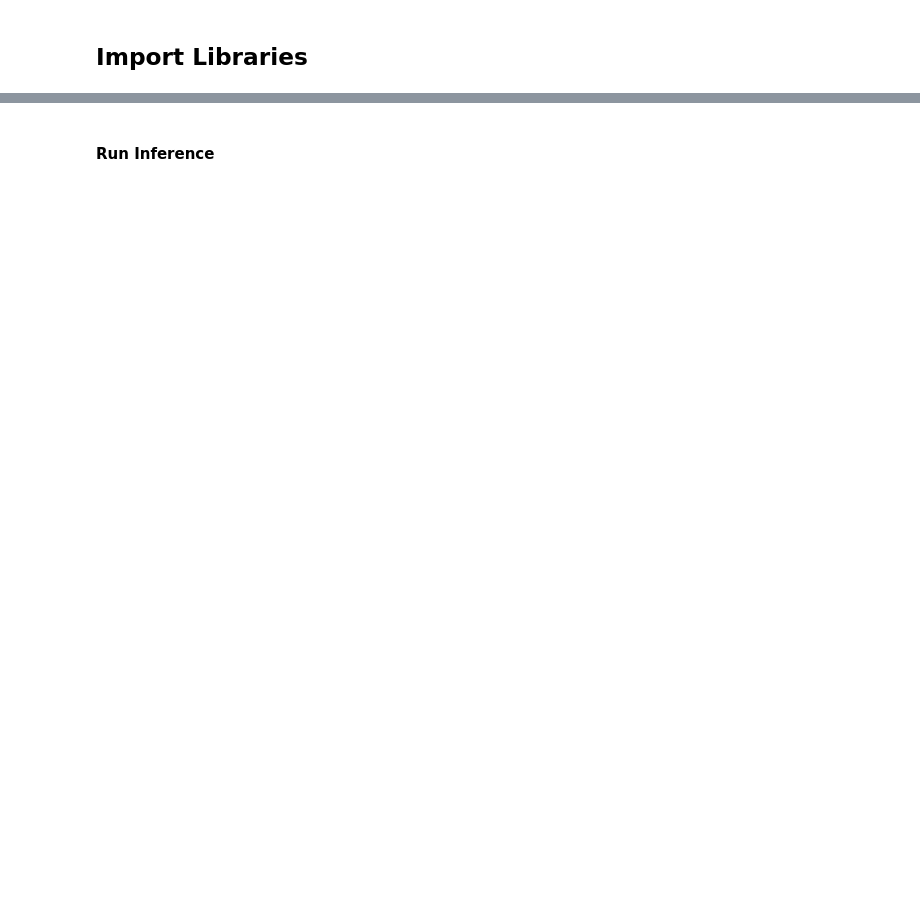
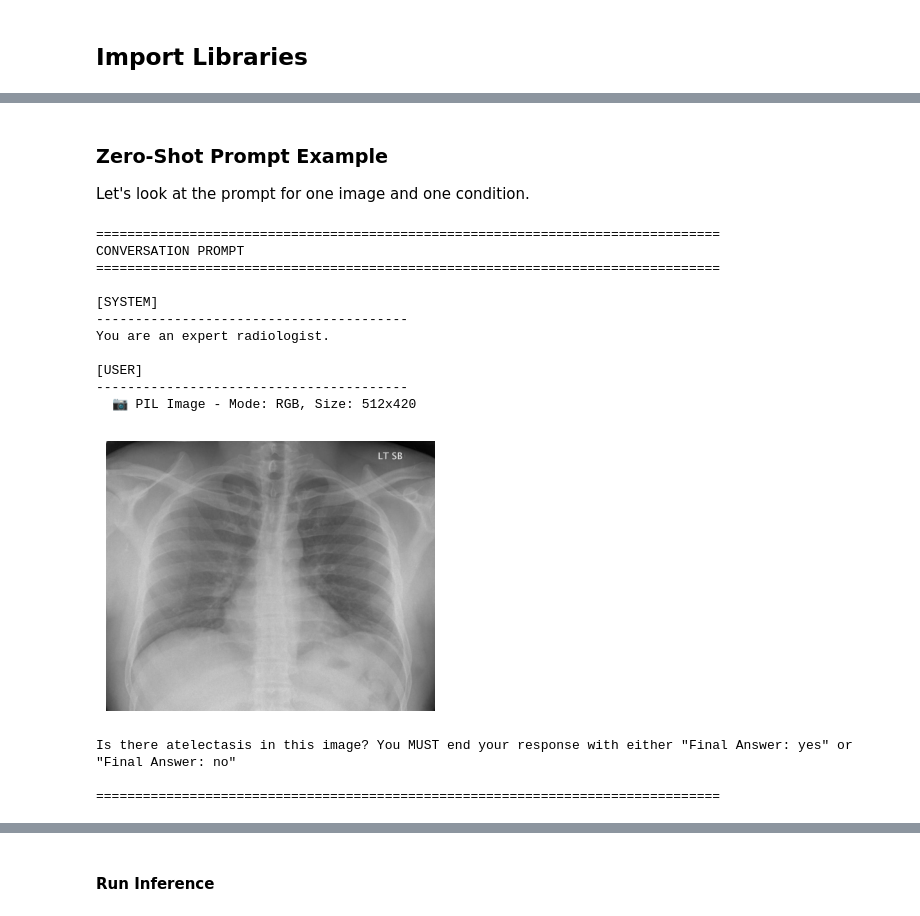
Before and after one commit to f10409/MedGemma_demo, a Jupyter notebook: 1_medgemma_demo.ipynb, the cells around one changed output, grey strips where cells are left out. Saved outputs shown, nothing was run; the diff lists cells and outputs as text; code cells hidden in the pictures; blank space fills up the shorter version.

```diff
--- a/1_medgemma_demo.ipynb
+++ b/1_medgemma_demo.ipynb
@@ -351,0 +149,35 @@ def postprocess_prediction(prediction, classes):
+# %%
+def keep_path(sample):
+    """Return the sample unchanged, so "img" stays an image file path."""
+    return sample
+
+
+def load_examples(df):
+    """Load cohort rows with a RadHarmony dataset. Return the raw samples and the prompt dicts."""
+    ds = OpenICXRDataset(
+        base_image_dir=DATA_DIR,
+        harmonized_df=df,
+        transform=keep_path,
+        output_cls=True,
+        output_report=True,
+        cache_dir=None,
+    )
+    samples = ds.get_datasets()
+    examples = [sample_to_example(s, ds.LABEL_COLS) for s in samples]
+
+    # The RadHarmony sample has the full report only. Add the findings and the indication from the table.
+    info = df.set_index("image_path")[["findings", "indication"]]
+    for s, ex in zip(samples, examples):
+        row = info.loc[os.path.relpath(s["img"], DATA_DIR)]
+        ex["Findings"] = row["findings"] if pd.notna(row["findings"]) else None
+        ex["Indication"] = row["indication"] if pd.notna(row["indication"]) else None
+    return samples, examples
+
+
+samples_eval, examples_eval = load_examples(meta)
+print(f"Images in the sample: {len(examples_eval)}")
+
+print("\nRaw RadHarmony sample:")
+print(samples_eval[0])
+print("\nConverted example (used in the prompts):")
+print(examples_eval[0])
@@ -351,0 +309,28 @@ def postprocess_prediction(prediction, classes):
+# %% [markdown]
+### Zero-Shot Prompt Example
+Let's look at the prompt for one image and one condition.
+# %%
+zeroshot = ZeroShotPrompt()
+
+# Select an example, and ask about its own class (or Cardiomegaly for a No Finding image)
+example = examples_eval[56]
+condition = example["Pathology"] if example["Pathology"] in CONDITIONS else "Cardiomegaly"
+
+messages = zeroshot.format_data(example, condition)
+print_prompt(messages)
+# %% [output]
+================================================================================
+CONVERSATION PROMPT
+================================================================================
+
+[SYSTEM]
+----------------------------------------
+You are an expert radiologist.
+
+[USER]
+----------------------------------------
+  📷 PIL Image - Mode: RGB, Size: 512x420
+[figure, added]
+Is there atelectasis in this image? You MUST end your response with either "Final Answer: yes" or "Final Answer: no"
+
+================================================================================
```
Also changed, not shown: parts of 103 cells of this notebook, 14 other files.
